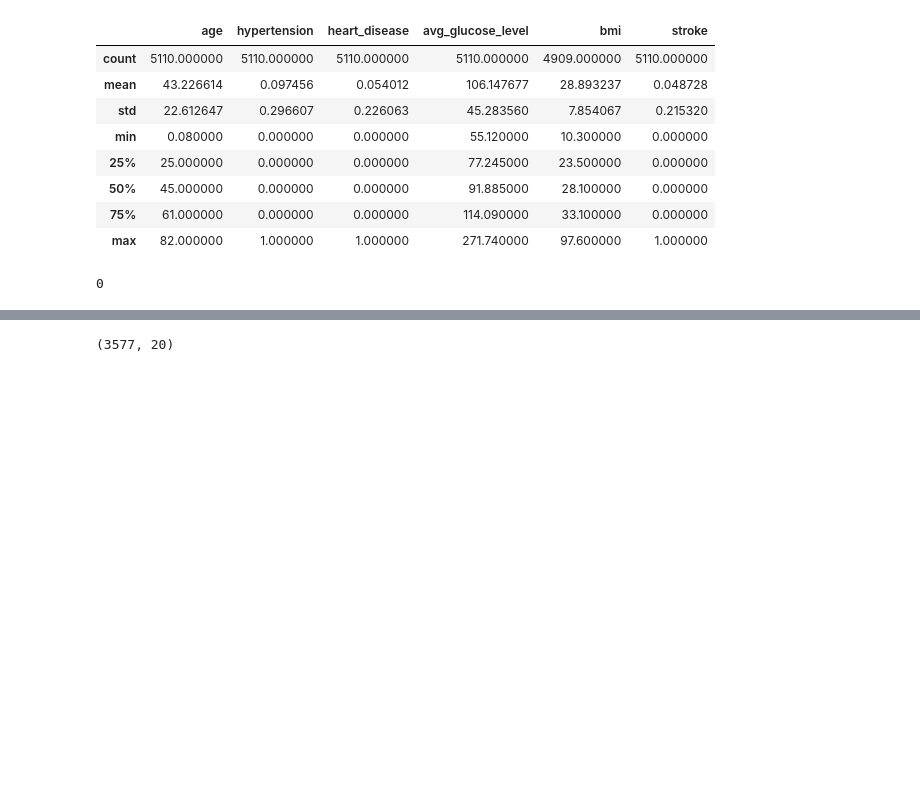
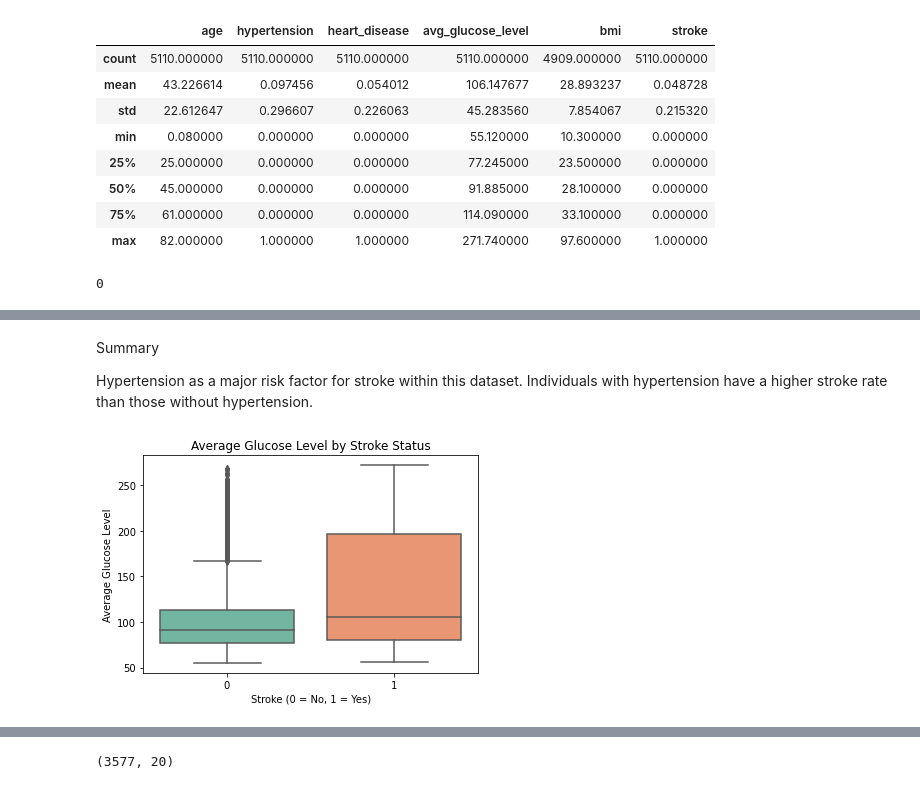
Before and after one commit to WanjikuKahoro/SUPERVISED_ML_PROJECT_PHASE3, a Jupyter notebook: index.ipynb, the cells around one changed output, grey strips where cells are left out. Drawn from its saved outputs; the diff is of its cells as text; code cells hidden in the pictures; blank space fills up the shorter version.

Commit message:
Added the summary and conclusions

```diff
--- a/index.ipynb
+++ b/index.ipynb
@@ -144,0 +180,19 @@ df['bmi'].isna().sum()
+# %% [markdown]
+Summary
+
+Hypertension as a major risk factor for stroke within this dataset. Individuals with hypertension have a higher stroke rate than those without hypertension.
+# %%
+# 3. Risk Factor: Average Glucose Level
+plt.figure(figsize=(6,4))
+sns.boxplot(
+    data=df,
+    x='stroke',
+    y='avg_glucose_level',
+    palette='Set2'
+)
+plt.title('Average Glucose Level by Stroke Status')
+plt.xlabel('Stroke (0 = No, 1 = Yes)')
+plt.ylabel('Average Glucose Level')
+plt.show()
+# %% [output]
+[figure, added]
```
Also changed, not shown: parts of 50 cells of this notebook.
